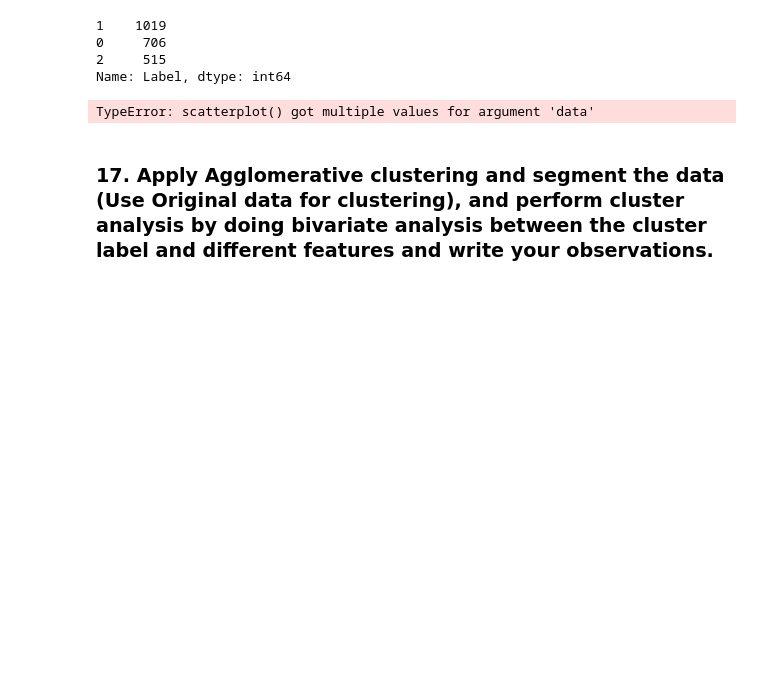
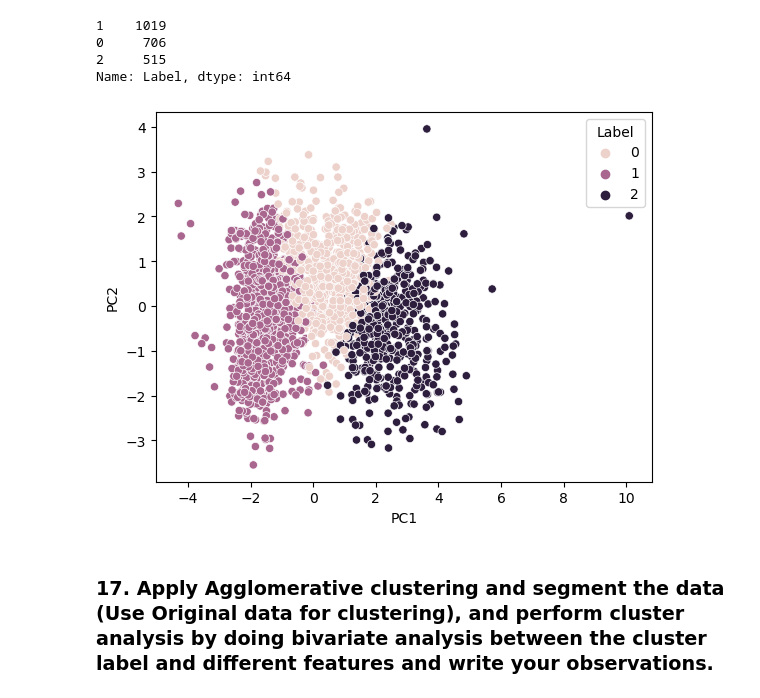
Before and after one commit to vivekvdeevi/vivekvdeevi-Lab4_Python-for-DS, a Jupyter notebook: vivekvdeevi Lab4_Python for DS.ipynb, the cells around one changed output. Cells and saved outputs as stored; diff of their text form; code cells hidden in the pictures; blank space fills up the shorter version.

```diff
--- a/vivekvdeevi Lab4_Python for DS.ipynb
+++ b/vivekvdeevi Lab4_Python for DS.ipynb
@@ -324,10 +323,10 @@ kmeans_df['Label'].value_counts()
 2     515
 Name: Label, dtype: int64
 # %%
-sns.scatterplot(kmeans_df['PC1'],kmeans_df['PC2'],hue='Label',data=kmeans_df)
+sns.scatterplot(x=kmeans_df['PC1'],y=kmeans_df['PC2'],hue='Label',data=kmeans_df)
 plt.show()
 # %% [output]
-TypeError: scatterplot() got multiple values for argument 'data'
+[figure, added]
 # %% [markdown]
 ### 17. Apply Agglomerative clustering and segment the data (Use Original data for clustering), and perform cluster analysis by doing bivariate analysis between the cluster label and different features and write your observations.
 # %%
```
Also changed, not shown: parts of 6 cells of this notebook.
